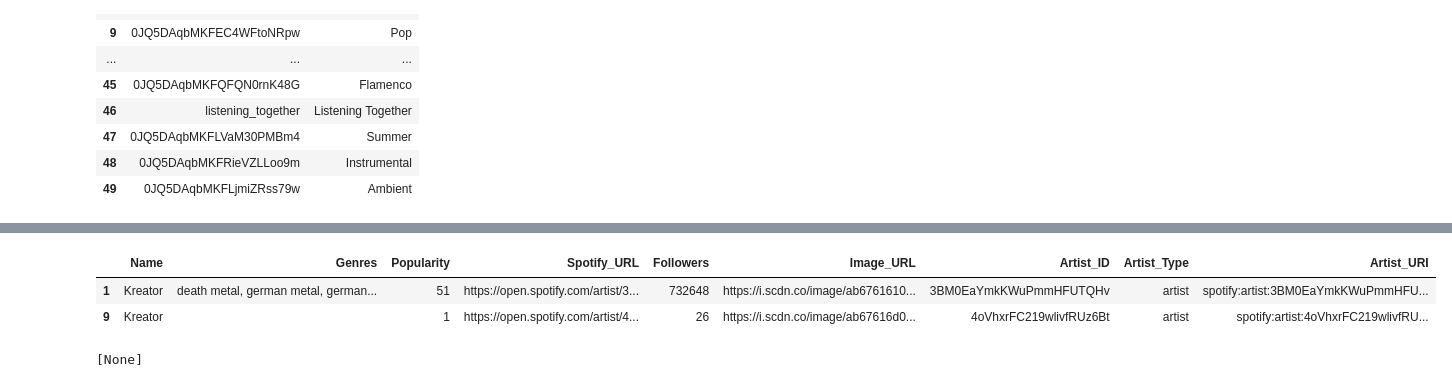
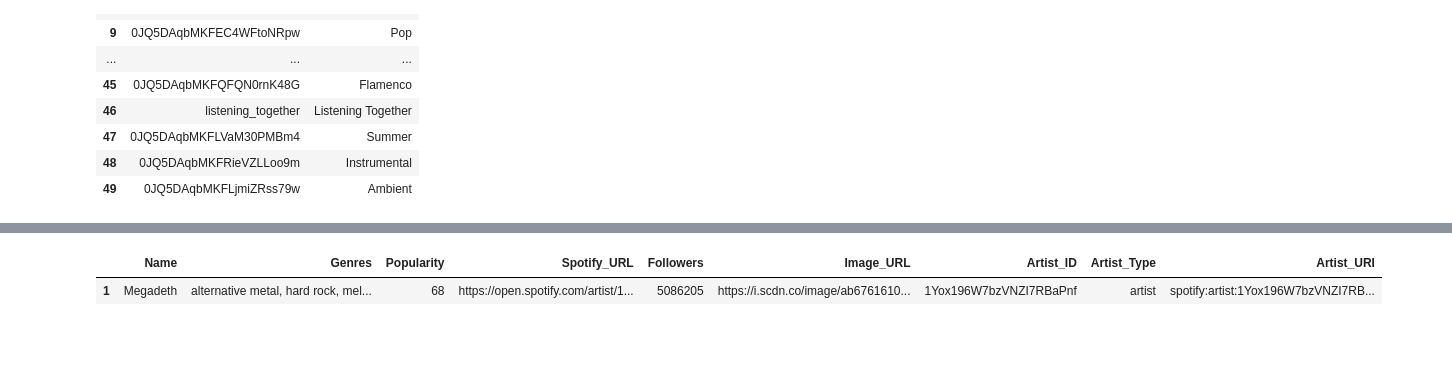
Before and after one commit to chainReactionCol/newRep, a Jupyter notebook: spotifyApiConnection.ipynb, the cells around one changed output, grey strips where cells are left out. Saved outputs shown, nothing was run; the diff lists cells and outputs as text; code cells hidden in the pictures; blank space fills up the shorter version.

```diff
--- a/spotifyApiConnection.ipynb
+++ b/spotifyApiConnection.ipynb
@@ -460,7 +460,7 @@ def get_artists_by_name(query, access_token, limit=50):
         print("Error en la respuesta de la API:", response_data)
         return []
 # %%
-name = "Kreator"
+name = "Megadeth"
 names = get_artists_by_name(name, access_token)
 print(names)
 # %% [output]
@@ -495,9 +495,8 @@ df_metal_artist_names
 # %%
-df_metal_artist_names.loc[df_metal_artist_names['Name']=='Kreator']
+df_metal_artist_names.loc[df_metal_artist_names['Name']=='Megadeth']
 # %% [output]
 |  | Name | Genres | Popularity | Spotify_URL | Followers | Image_URL | Artist_ID | Artist_Type | Artist_URI |
-| 1 | Kreator | death metal, german metal, german... | 51 | https://open.spotify.com/artist/3... | 732648 | https://i.scdn.co/image/ab6761610... | 3BM0EaYmkKWuPmmHFUTQHv | artist | spotify:artist:3BM0EaYmkKWuPmmHFU... |
-| 9 | Kreator |  | 1 | https://open.spotify.com/artist/4... | 26 | https://i.scdn.co/image/ab67616d0... | 4oVhxrFC219wlivfRUz6Bt | artist | spotify:artist:4oVhxrFC219wlivfRU... |
+| 1 | Megadeth | alternative metal, hard rock, mel... | 68 | https://open.spotify.com/artist/1... | 5086205 | https://i.scdn.co/image/ab6761610... | 1Yox196W7bzVNZI7RBaPnf | artist | spotify:artist:1Yox196W7bzVNZI7RB... |
 # %%
 def get_tracks_from_id(token, artist_ids, batch_size=50):
     """
@@ -547,7 +543,5 @@ df_batch_tracks = get_tracks_from_id(token,artist_ids)
 # %%
-df_batch_tracks
+bands_list=['SYRACUSÆ']
-# %% [output]
-[None]
 # %%
 def get_albums_from_artist_id(token, artist_id):
     """
```
Also changed, not shown: parts of 27 cells of this notebook, 4 other files.
